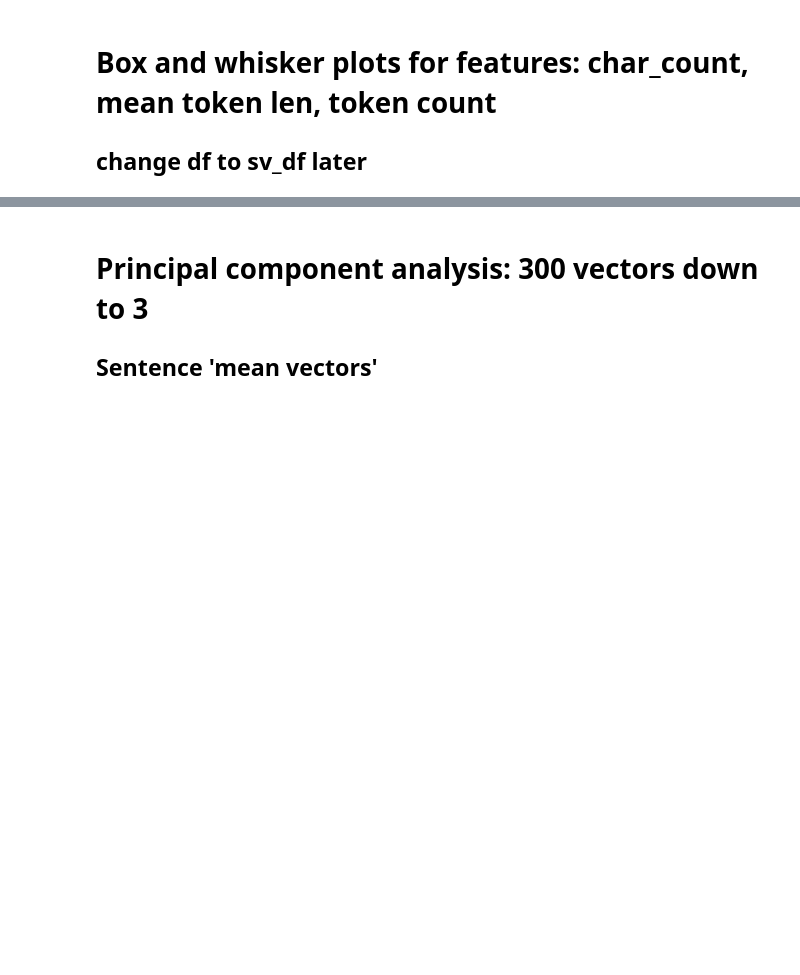
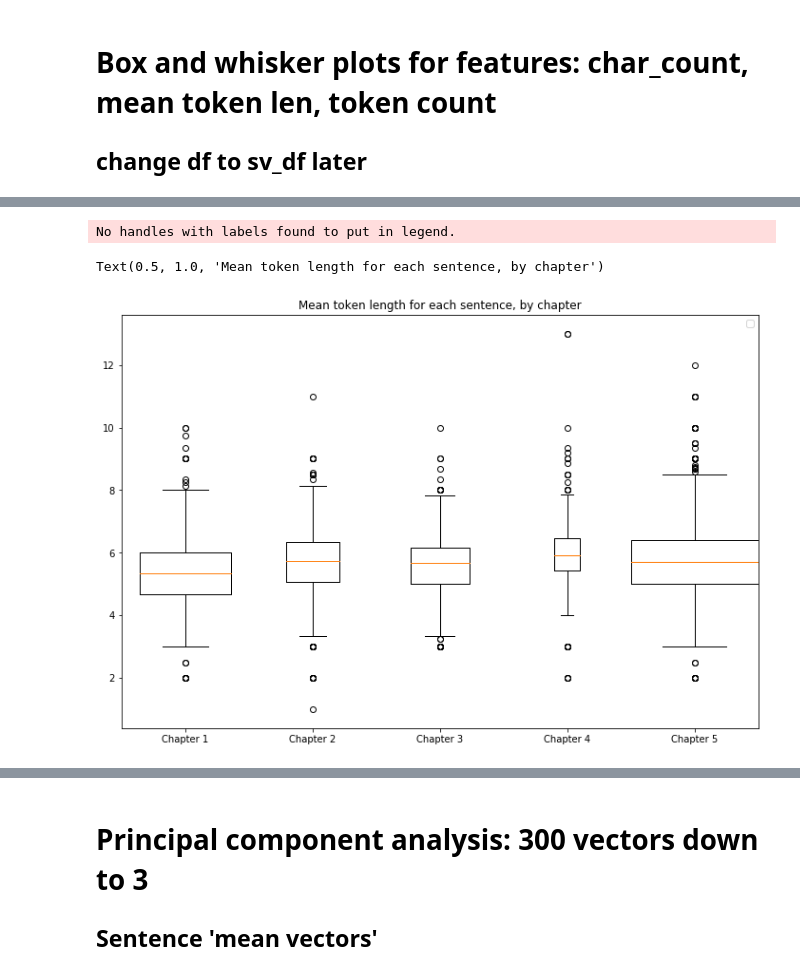
Before and after one commit to ssrosa/dsc-4-final-project-online-ds-pt-100118, a Jupyter notebook: student.ipynb, the cells around one changed output, grey strips where cells are left out. Cells and saved outputs as stored; diff of their text form; code cells hidden in the pictures; blank space fills up the shorter version.

```diff
--- a/student.ipynb
+++ b/student.ipynb
@@ -265,14 +268,18 @@ plt.title('Character counts of each sentence, by chapter')
 # %%
 fig = plt.figure(figsize = (12, 8))
-plt.boxplot([df1['mean_token_len'],
-             df2['mean_token_len'],
-             df3['mean_token_len'],
-             df4['mean_token_len'],
-             df5['mean_token_len']
+plt.boxplot([sv_df1['mean_token_len'],
+             sv_df2['mean_token_len'],
+             sv_df3['mean_token_len'],
+             sv_df4['mean_token_len'],
+             sv_df5['mean_token_len']
             ],
             labels = box_labels,
             widths = box_widths)
 plt.legend()
 plt.title('Mean token length for each sentence, by chapter')
+# %% [output]
+No handles with labels found to put in legend.
+Text(0.5, 1.0, 'Mean token length for each sentence, by chapter')
+[figure, added]
 # %%
 fig = plt.figure(figsize = (12, 8))
```
Also changed, not shown: parts of 50 cells of this notebook.
